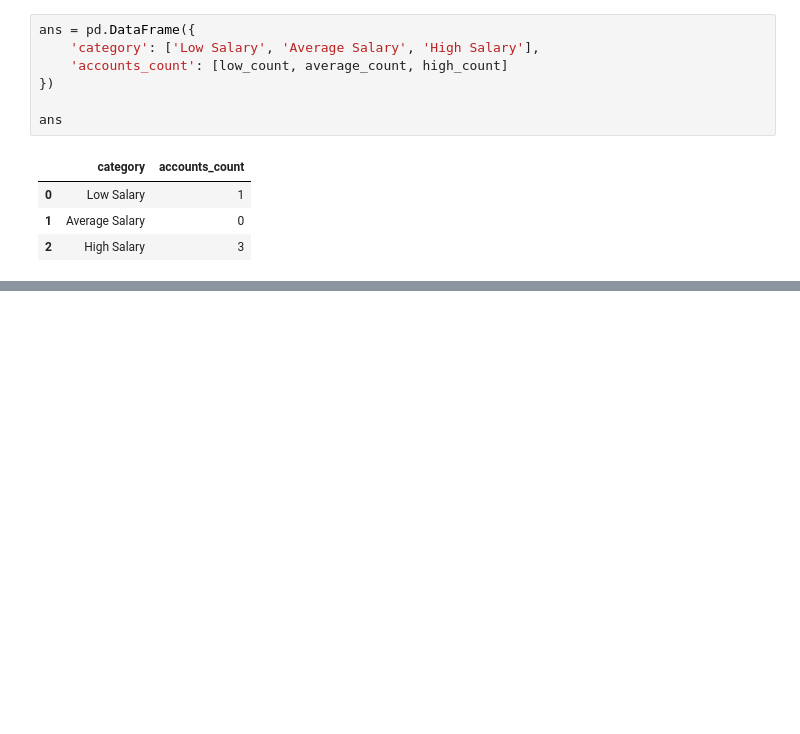
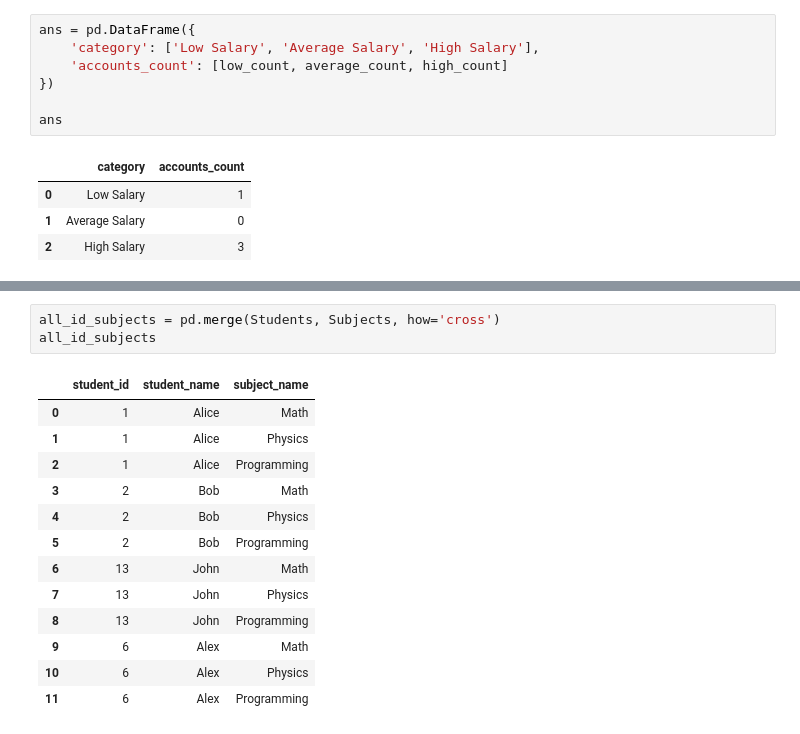
Before and after one commit to Tracy46/Pandas-30days, a Jupyter notebook: Pandas_learning.ipynb, the cells around one changed output, grey strips where cells are left out. Saved outputs shown, nothing was run; the diff lists cells and outputs as text; blank space fills up the shorter version.

```diff
--- a/Pandas_learning.ipynb
+++ b/Pandas_learning.ipynb
@@ -421,0 +755,17 @@ ans
+# %%
+all_id_subjects = pd.merge(Students, Subjects, how='cross')
+all_id_subjects
+# %% [output]
+|  | student_id | student_name | subject_name |
+| 0 | 1 | Alice | Math |
+| 1 | 1 | Alice | Physics |
+| 2 | 1 | Alice | Programming |
+| 3 | 2 | Bob | Math |
+| 4 | 2 | Bob | Physics |
+| 5 | 2 | Bob | Programming |
+| 6 | 13 | John | Math |
+| 7 | 13 | John | Physics |
+| 8 | 13 | John | Programming |
+| 9 | 6 | Alex | Math |
+| 10 | 6 | Alex | Physics |
+| 11 | 6 | Alex | Programming |
```
Also changed, not shown: parts of 68 cells of this notebook.
